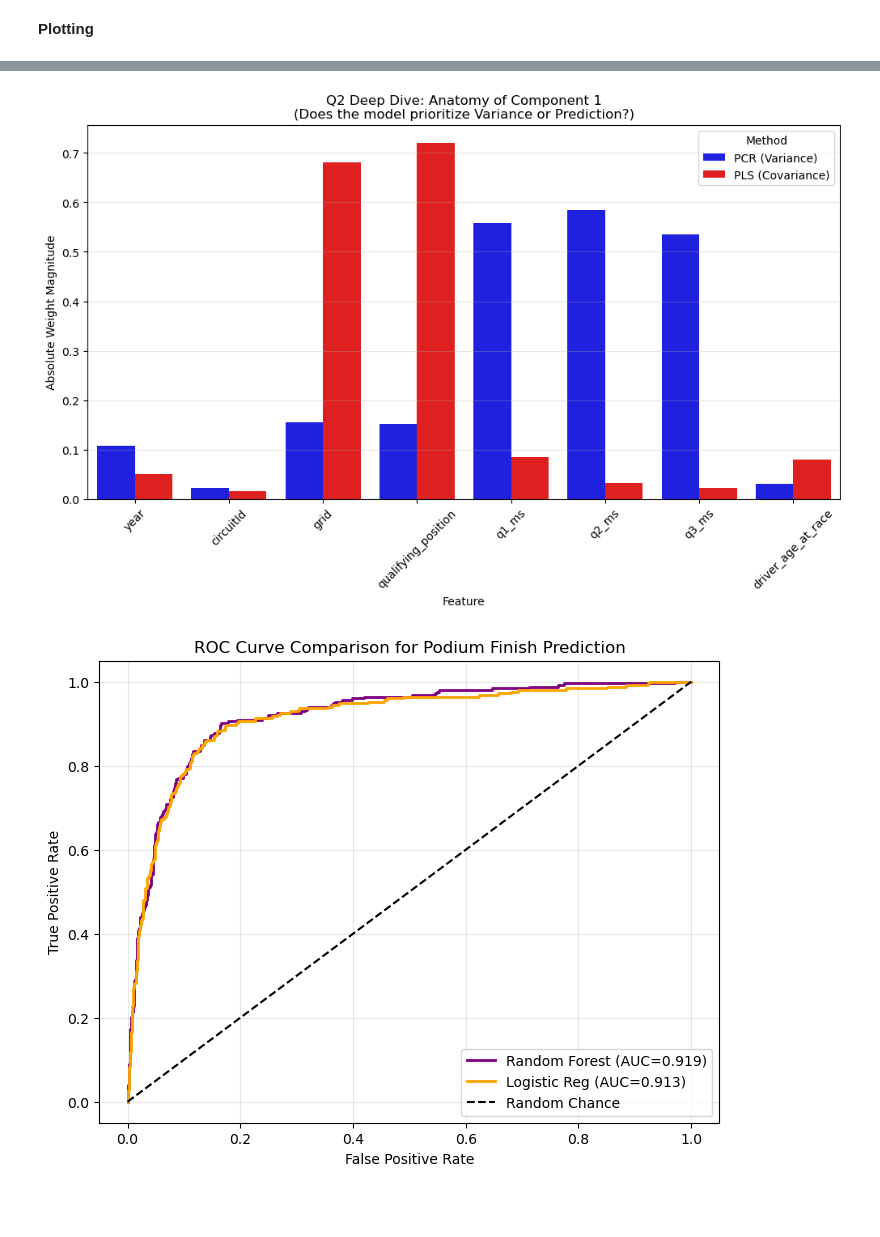
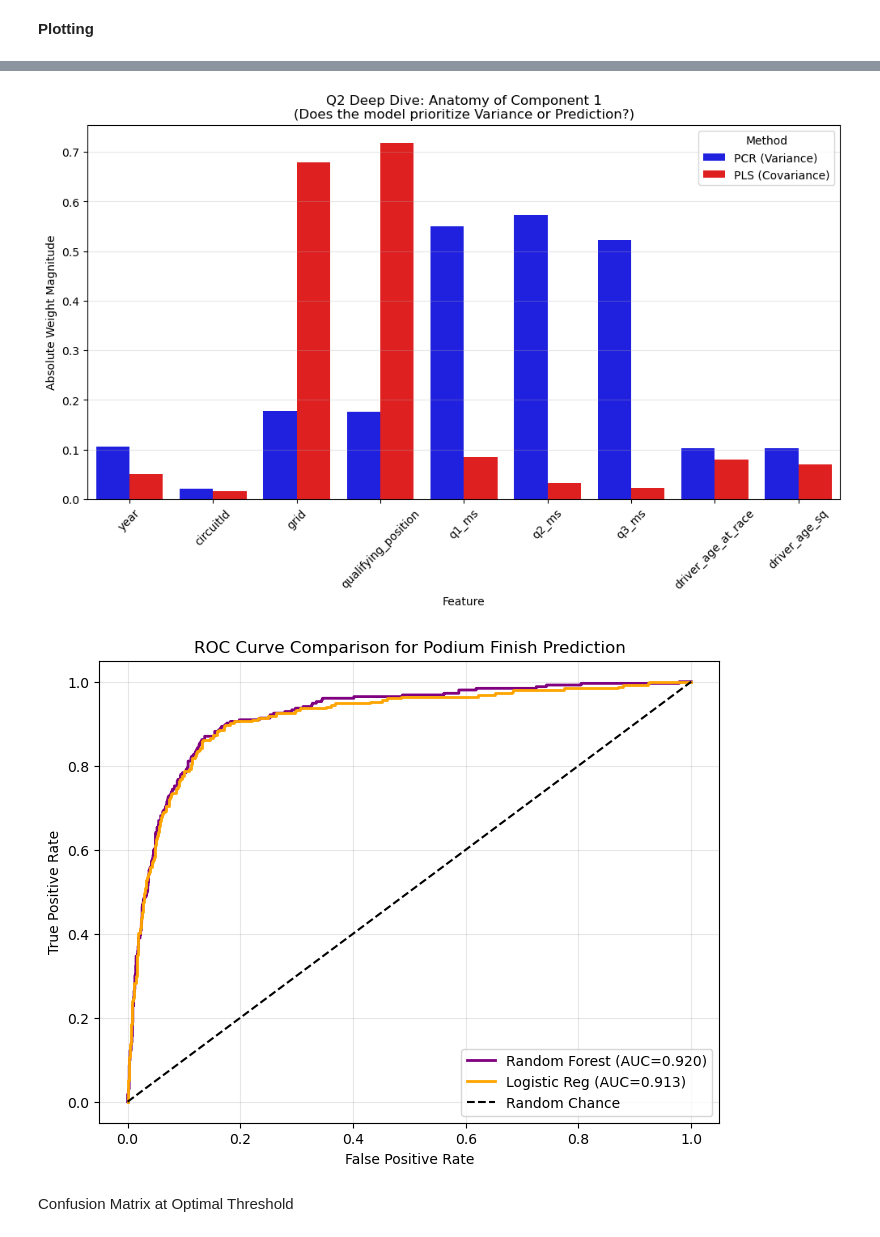
Before and after one commit to shehzanwar/DMSL7406, a Jupyter notebook: Project/f1_proj.ipynb, the cells around one changed output, grey strips where cells are left out. Drawn from its saved outputs; the diff is of its cells as text; code cells hidden in the pictures; blank space fills up the shorter version.

Commit message:
more evals, more plots

```diff
--- a/Project/f1_proj.ipynb
+++ b/Project/f1_proj.ipynb
@@ -84,6 +86,7 @@ master_f1 = pd.merge(master_f1, df_drivers_short, on='driverId', how='left')
 
 # Feature Engineering
 master_f1['driver_age_at_race'] = (master_f1['date'] - master_f1['dob']).dt.days / 365.25 # age in years
+master_f1['driver_age_sq'] = master_f1['driver_age_at_race'] ** 2 # age squared for non-linear effects'
 
 print("Master DataFrame created.")
 master_f1.head()
@@ -101,12 +104,11 @@ Master DataFrame created.
 **Prepping and Splitting**
 # %%
 # Selecting only pre-race predictors
-X_cols = ['year', 'circuitId', 'grid', 'qualifying_position', 'q1_ms', 'q2_ms', 'q3_ms', 'driver_age_at_race']
+X_cols = ['year', 'circuitId', 'grid', 'qualifying_position', 'q1_ms', 'q2_ms', 'q3_ms', 'driver_age_at_race', 'driver_age_sq']
 X = master_f1[X_cols].copy()
 y1 = master_f1['fastestLapTime_ms']
 
 # Dropping rows with missing target values
-# Cannot train a supervised model without target values
 mask = y1.notna()
 X = X[mask]
 y1 = y1[mask]
@@ -460,18 +484,28 @@ plt.ylabel("Absolute Weight Magnitude")
 plt.grid(axis='y', alpha=0.3)
 plt.show()
 # %% [output]
-[figure, old version]
+[figure, new version]
 # %%
 # ROC Curve for Podium Prediction
+y_prob_lr = lr_clf.predict_proba(X_test_scaled)[:, 1]
+y_prob_rf = best_rf_clf.predict_proba(X_test_scaled)[:, 1]
+
+fpr_lr, tpr_lr, _ = roc_curve(y3_test, y_prob_lr)
+auc_lr = auc(fpr_lr, tpr_lr)
+fpr_rf, tpr_rf, _ = roc_curve(y3_test, y_prob_rf)
+auc_rf = auc(fpr_rf, tpr_rf)
+
 plt.figure(figsize=(8,6))
 plt.plot(fpr_rf, tpr_rf, label=f'Random Forest (AUC={auc_rf:.3f})', color='purple', linewidth=2)
 plt.plot(fpr_lr, tpr_lr, label=f'Logistic Reg (AUC={auc_lr:.3f})', color='orange', linewidth=2)
 plt.plot([0, 1], [0, 1], color='k', linestyle='--', label='Random Chance')
 plt.xlabel('False Positive Rate')
 plt.ylabel('True Positive Rate')
 plt.title('ROC Curve Comparison for Podium Finish Prediction')
 plt.legend()
 plt.grid(True, alpha=0.3)
 plt.show()
 # %% [output]
-[figure, old version]
+[figure, new version]
+# %% [markdown]
+Confusion Matrix at Optimal Threshold
```
Also changed, not shown: parts of 16 cells of this notebook.
